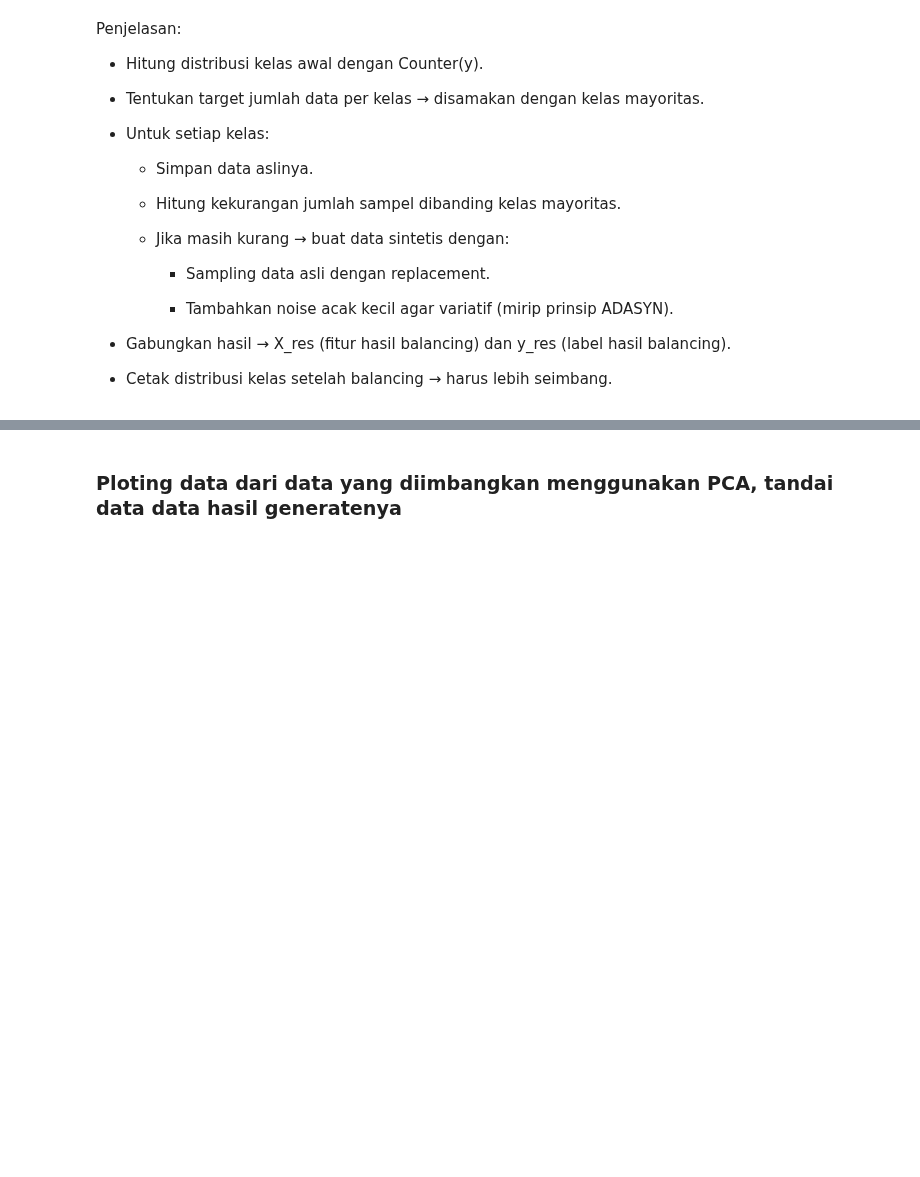
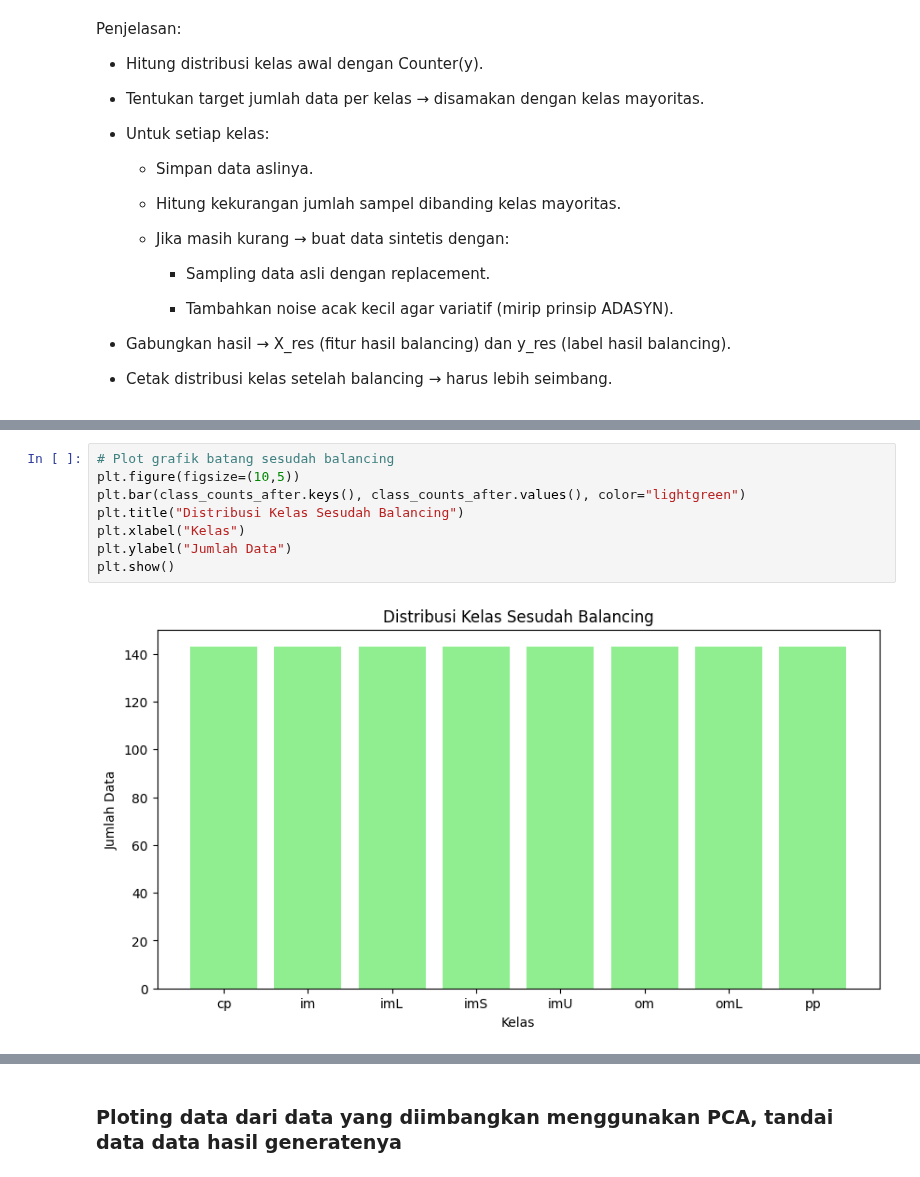
Before and after one commit to Yotan123/psd, a Jupyter notebook: _sources/PlotingData.ipynb, the cells around one changed output, grey strips where cells are left out. Saved outputs shown, nothing was run; the diff lists cells and outputs as text; blank space fills up the shorter version.

```diff
--- a/_sources/PlotingData.ipynb
+++ b/_sources/PlotingData.ipynb
@@ -243,0 +284,10 @@ Penjelasan:
+# %%
+# Plot grafik batang sesudah balancing
+plt.figure(figsize=(10,5))
+plt.bar(class_counts_after.keys(), class_counts_after.values(), color="lightgreen")
+plt.title("Distribusi Kelas Sesudah Balancing")
+plt.xlabel("Kelas")
+plt.ylabel("Jumlah Data")
+plt.show()
+# %% [output]
+[figure, added]
```
Also changed, not shown: parts of 4 cells of this notebook, 5 other files.
